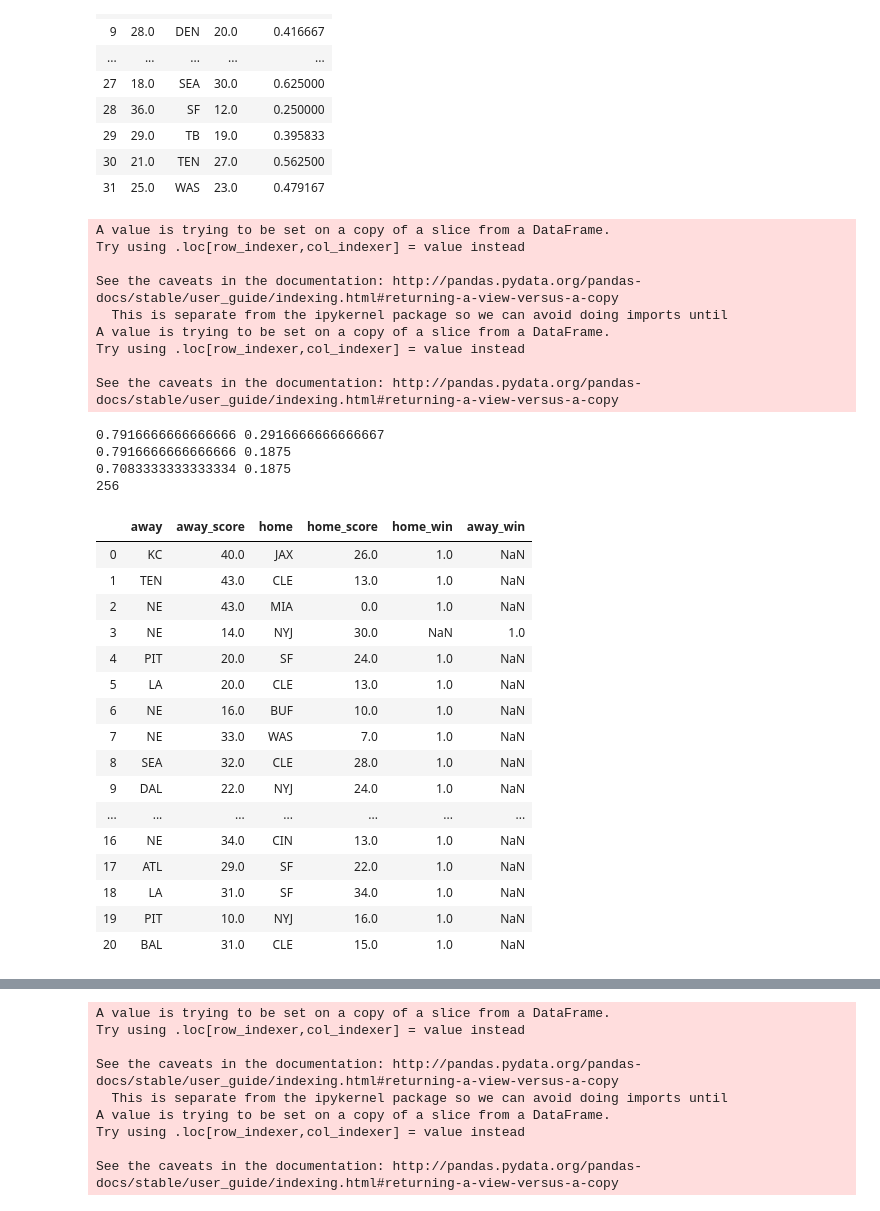
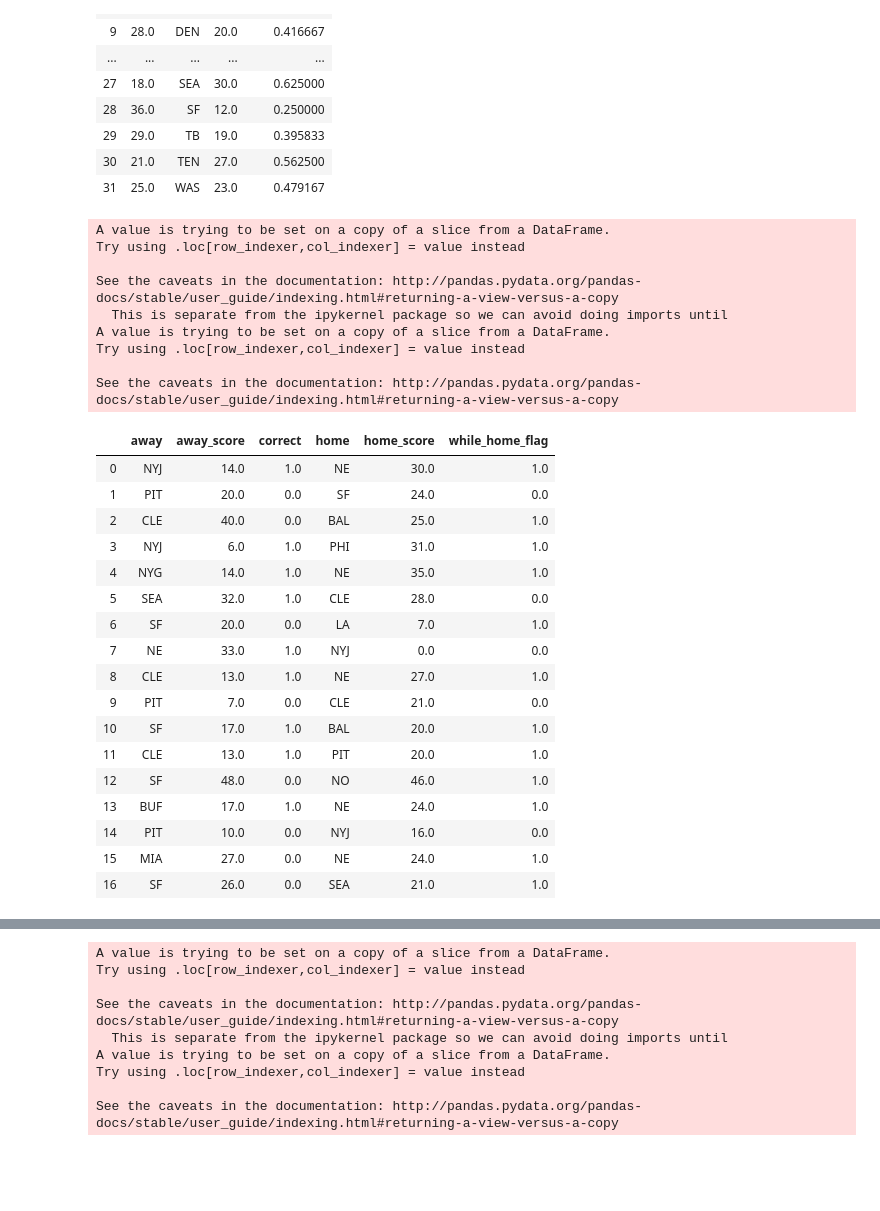
Before and after one commit to sdh12345/nflscrapR-data, a Jupyter notebook: games_data/regular_season/2018 manipulations.ipynb, the cells around one changed output, grey strips where cells are left out. Saved outputs shown, nothing was run; the diff lists cells and outputs as text; code cells hidden in the pictures; blank space fills up the shorter version.

```diff
--- a/games_data/regular_season/2018 manipulations.ipynb
+++ b/games_data/regular_season/2018 manipulations.ipynb
@@ -259,62 +259,70 @@ def get_potential_matchups (df_total, df_year, away_win_percent, home_win_percen
     df_win_loss = get_all_win_loss(df_total)
     df_matchup_with_winners = df_win_loss
 
     df_return = pd.DataFrame()
     for i in range(len(df_year)):
-        away_team = df_year.iloc[i][2]
-        home_team = df_year.iloc[i][3]
+        away_team = df_year.iloc[i][3]
+        home_team = df_year.iloc[i][2]
 
         df_away_team = df_win_loss[df_win_loss['team'] == away_team]
         df_home_team = df_win_loss[df_win_loss['team'] == home_team]
 
-        #print(df_away_team.iloc[0][3], df_home_team.iloc[0][3])
 
         #print(df_year.iloc[i][2] , df_year.iloc[i][3])
         away_score = df_year.iloc[i][9]
         home_score = df_year.iloc[i][8]
 
+        if df_home_team.iloc[0][3] - home_win_percent > df_away_team.iloc[0][3]:
+            if away_score < home_score:
+                df_return = df_return.append({'away': away_team, 'home': home_team,
+                                             'away_score': away_score, 'home_score' : home_score, 'correct': 1,
+                                             'while_home_flag' : 1} , ignore_index = True)
+            if away_score > home_score:
+                df_return = df_return.append({'away': away_team, 'home': home_team,
+                                             'away_score': away_score, 'home_score' : home_score, 'correct': 0,
+                                             'while_home_flag' : 1} , ignore_index = True)
+
         if df_away_team.iloc[0][3] - away_win_percent > df_home_team.iloc[0][3]:
-            df_return = df_return.append({'away': away_team, 'home': home_team,
-                                         'away_score': away_score, 'home_score' : home_score, 'away_win':1},
-                                         ignore_index = True)
+            if away_score < home_score:
+                df_return = df_return.append({'away': away_team, 'home': home_team,
+                                             'away_score': away_score, 'home_score' : home_score, 'correct': 0,
+                                             'while_home_flag' : 0} , ignore_index = True)
+            if away_score > home_score:
+                df_return = df_return.append({'away': away_team, 'home': home_team,
+                                             'away_score': away_score, 'home_score' : home_score, 'correct': 1,
+                                             'while_home_flag' : 0} , ignore_index = True)
 
-        if df_home_team.iloc[0][3] - home_win_percent > df_away_team.iloc[0][3]:
-            df_return = df_return.append({'away': home_team, 'home': away_team,
-                                         'away_score': away_score, 'home_score' : home_score, 'home_win':1},
-                                         ignore_index = True)
 
-    print(len(df_year))
     return df_return
 
+x = get_potential_matchups (df_total, df_csv2019, away_win_add, home_win_add)
 get_potential_matchups (df_total, df_csv2019, away_win_add, home_win_add)
+#df_csv2019.head()
 # %% [output]
 A value is trying to be set on a copy of a slice from a DataFrame.
 Try using .loc[row_indexer,col_indexer] = value instead
 
 See the caveats in the documentation: http://pandas.pydata.org/pandas-docs/stable/user_guide/indexing.html#returning-a-view-versus-a-copy
   This is separate from the ipykernel package so we can avoid doing imports until
 A value is trying to be set on a copy of a slice from a DataFrame.
 Try using .loc[row_indexer,col_indexer] = value instead
 
 See the caveats in the documentation: http://pandas.pydata.org/pandas-docs/stable/user_guide/indexing.html#returning-a-view-versus-a-copy
-0.7916666666666666 0.2916666666666667
-0.7916666666666666 0.1875
-0.7083333333333334 0.1875
-256
-|  | away | away_score | home | home_score | home_win | away_win |
-| 0 | KC | 40.0 | JAX | 26.0 | 1.0 | NaN |
-| 1 | TEN | 43.0 | CLE | 13.0 | 1.0 | NaN |
-| 2 | NE | 43.0 | MIA | 0.0 | 1.0 | NaN |
-| 3 | NE | 14.0 | NYJ | 30.0 | NaN | 1.0 |
-| 4 | PIT | 20.0 | SF | 24.0 | 1.0 | NaN |
-| 5 | LA | 20.0 | CLE | 13.0 | 1.0 | NaN |
-| 6 | NE | 16.0 | BUF | 10.0 | 1.0 | NaN |
-| 7 | NE | 33.0 | WAS | 7.0 | 1.0 | NaN |
-| 8 | SEA | 32.0 | CLE | 28.0 | 1.0 | NaN |
-| 9 | DAL | 22.0 | NYJ | 24.0 | 1.0 | NaN |
-| ... | ... | ... | ... | ... | ... | ... |
-| 16 | NE | 34.0 | CIN | 13.0 | 1.0 | NaN |
-| 17 | ATL | 29.0 | SF | 22.0 | 1.0 | NaN |
-| 18 | LA | 31.0 | SF | 34.0 | 1.0 | NaN |
-| 19 | PIT | 10.0 | NYJ | 16.0 | 1.0 | NaN |
-| 20 | BAL | 31.0 | CLE | 15.0 | 1.0 | NaN |
+|  | away | away_score | correct | home | home_score | while_home_flag |
+| 0 | NYJ | 14.0 | 1.0 | NE | 30.0 | 1.0 |
+| 1 | PIT | 20.0 | 0.0 | SF | 24.0 | 0.0 |
+| 2 | CLE | 40.0 | 0.0 | BAL | 25.0 | 1.0 |
+| 3 | NYJ | 6.0 | 1.0 | PHI | 31.0 | 1.0 |
+| 4 | NYG | 14.0 | 1.0 | NE | 35.0 | 1.0 |
+| 5 | SEA | 32.0 | 1.0 | CLE | 28.0 | 0.0 |
+| 6 | SF | 20.0 | 0.0 | LA | 7.0 | 1.0 |
+| 7 | NE | 33.0 | 1.0 | NYJ | 0.0 | 0.0 |
+| 8 | CLE | 13.0 | 1.0 | NE | 27.0 | 1.0 |
+| 9 | PIT | 7.0 | 0.0 | CLE | 21.0 | 0.0 |
+| 10 | SF | 17.0 | 1.0 | BAL | 20.0 | 1.0 |
+| 11 | CLE | 13.0 | 1.0 | PIT | 20.0 | 1.0 |
+| 12 | SF | 48.0 | 0.0 | NO | 46.0 | 1.0 |
+| 13 | BUF | 17.0 | 1.0 | NE | 24.0 | 1.0 |
+| 14 | PIT | 10.0 | 0.0 | NYJ | 16.0 | 0.0 |
+| 15 | MIA | 27.0 | 0.0 | NE | 24.0 | 1.0 |
+| 16 | SF | 26.0 | 0.0 | SEA | 21.0 | 1.0 |
```
Also changed, not shown: parts of 1 cell of this notebook.
